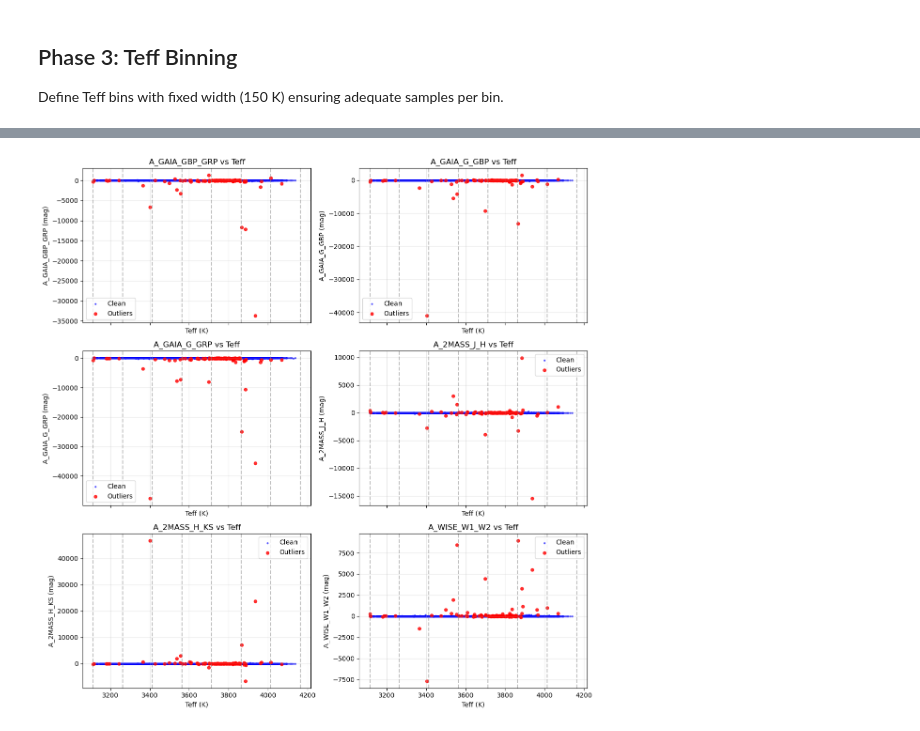
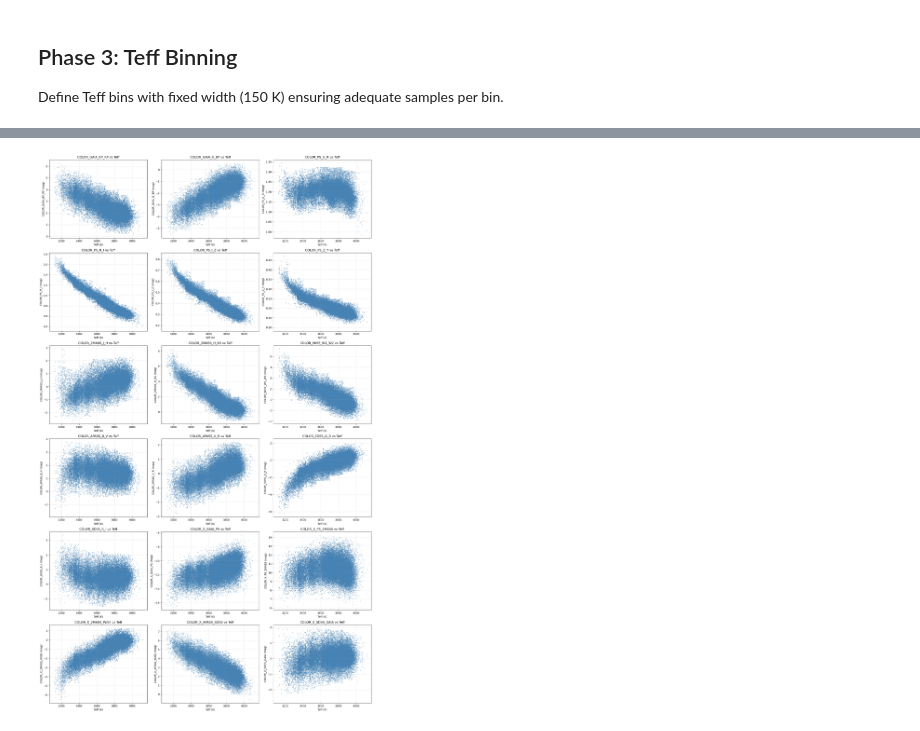
Before and after one commit to BrightonLiu-zZ/cool-dwarf_stellar_parameter_inference_from_survey_data, a Jupyter notebook: notebooks/outlier_filtering.ipynb, the cells around one changed output, grey strips where cells are left out. Cells and saved outputs as stored; diff of their text form; code cells hidden in the pictures.

Commit message:
F and M dwarfs Xmatch and sigma clipping

```diff
--- a/notebooks/outlier_filtering.ipynb
+++ b/notebooks/outlier_filtering.ipynb
@@ -144,7 +199,7 @@ Define Teff bins with fixed width (150 K) ensuring adequate samples per bin.
 # %%
 # Create Teff bins
 bin_width = 150  # K
-teff_bins = np.arange(3114, 4138 + bin_width, bin_width)
+teff_bins = np.arange(2800, 4200 + bin_width, bin_width)
 
 # Add bin column to dataframe
 df['teff_bin'] = pd.cut(df['teff'], teff_bins, right=False,
@@ -171,7 +226,7 @@ ax.set_xlabel('Teff (K)')
 ax.set_ylabel('Count')
 ax.set_title('Teff Distribution with Bin Boundaries')
 ax.grid(True, alpha=0.3)
-plt.savefig(RESULTS_DIR / 'teff_distribution_bins.png', dpi=150, bbox_inches='tight')
+#plt.savefig(RESULTS_DIR / 'teff_distribution_bins.png', dpi=150, bbox_inches='tight')
 plt.show()
 # %% [output]
 Teff bin statistics:
@@ -267,0 +585,15 @@ Generate color vs Teff plots showing outliers.
+# %%
+# Load the cleaned dataset for comprehensive visualization
+clean_data_path = DATA_DIR / 'Xmatch_gaia_LAMOST_LAMOSTvac_clean.csv'
+df_clean_viz = pd.read_csv(clean_data_path)
+
+print(f"Cleaned dataset loaded for viz: {len(df_clean_viz)} stars")
+
+# Recompute colors for the viz dataframe
+for color_name, (mag1, mag2) in color_combinations.items():
+    df_clean_viz[color_name] = df_clean_viz[mag1] - df_clean_viz[mag2]
+
+df_clean_viz['teff_bin'] = pd.cut(
+    df_clean_viz['teff'], teff_bins, right=False,
+    labels=[f'{teff_bins[i]:.0f}-{teff_bins[i+1]:.0f} K' for i in range(len(teff_bins)-1)]
+)
@@ -268,44 +625,20 @@ Generate color vs Teff plots showing outliers.
 # %%
-# Select top colors for visualization
-top_colors = ['A_GAIA_GBP_GRP', 'A_GAIA_G_GBP', 'A_GAIA_G_GRP',
-              'A_2MASS_J_H', 'A_2MASS_H_KS', 'A_WISE_W1_W2']
+# 2. ALL color vs Teff plots
+fig, axes = plt.subplots(n_rows, n_cols, figsize=(18, 5*n_rows))
+axes = axes.flatten()
 
-# Create color vs Teff plots
-n_cols = 2
-n_rows = (len(top_colors) + n_cols - 1) // n_cols
-
-fig, axes = plt.subplots(n_rows, n_cols, figsize=(12, 4*n_rows), sharex=True)
-axes = axes.flatten() if n_rows > 1 else [axes]
-
-for i, color_name in enumerate(top_colors):
-    if i >= len(axes):
-        break
-
+for i, color_name in enumerate(color_combinations.keys()):
     ax = axes[i]
-
-    # Plot non-outliers
-    mask = ~df['outlier_consensus']
-    ax.scatter(df.loc[mask, 'teff'], df.loc[mask, color_name],
-               color='blue', alpha=0.6, s=4, label='Clean')
-
-    # Plot outliers
-    mask = df['outlier_consensus']
-    ax.scatter(df.loc[mask, 'teff'], df.loc[mask, color_name],
-               color='red', alpha=0.8, s=20, label='Outliers')
-
+    ax.scatter(df_clean_viz['teff'], df_clean_viz[color_name], color='steelblue', alpha=0.5, s=2)
     ax.set_xlabel('Teff (K)')
     ax.set_ylabel(f'{color_name} (mag)')
     ax.set_title(f'{color_name} vs Teff')
     ax.grid(True, alpha=0.3)
-    ax.legend()
 
-    # Add bin boundaries
-    for teff_boundary in teff_bins:
-        ax.axvline(teff_boundary, color='gray', linestyle='--', alpha=0.5)
-
+for j in range(i+1, len(axes)): axes[j].set_visible(False)
 plt.tight_layout()
-plt.savefig(RESULTS_DIR / 'color_vs_teff_outliers.png', dpi=150, bbox_inches='tight')
+#plt.savefig(RESULTS_DIR / 'clean_all_colors_vs_teff.png', dpi=150, bbox_inches='tight')
 plt.show()
 # %% [output]
-[figure, old version]
+[figure, new version]
 # %%
```
Also changed, not shown: parts of 24 cells of this notebook, 7 other files.
